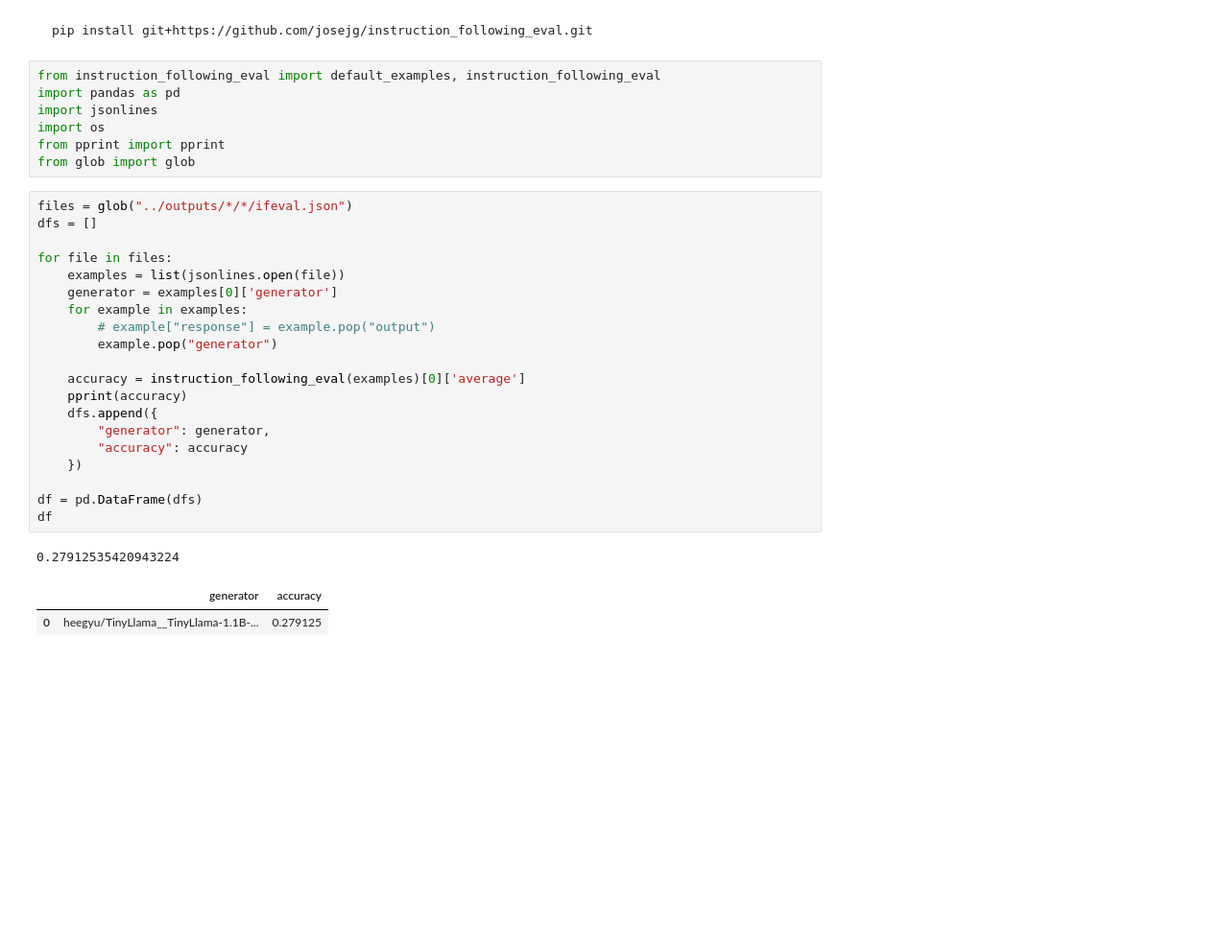
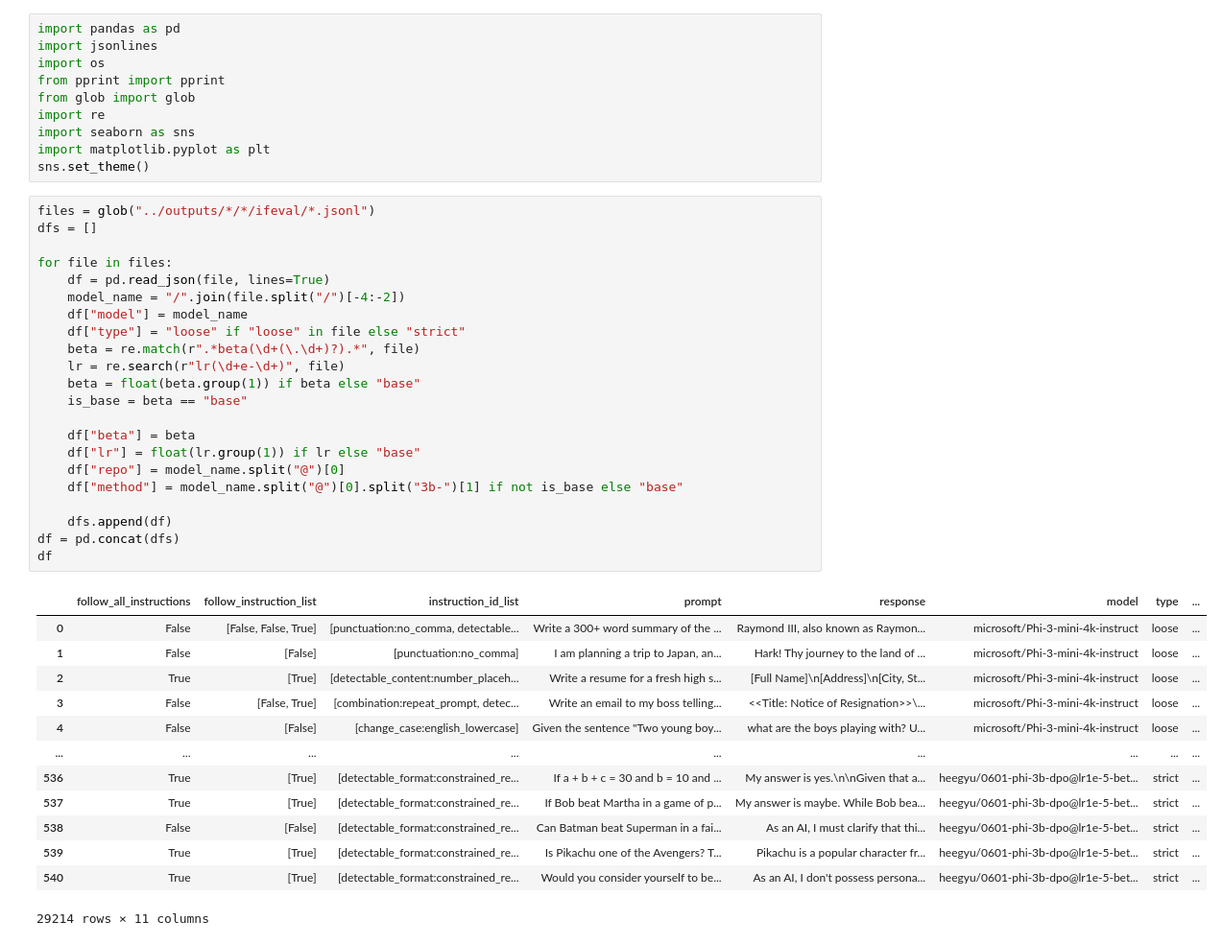
Before and after one commit to HeegyuKim/tuna, a Jupyter notebook: notebook/ifeval.ipynb, the cells around one changed output. Shown: that part at 96% size. Cells and saved outputs as stored; diff of their text form; blank space fills up the shorter version.

````diff
--- a/notebook/ifeval.ipynb
+++ b/notebook/ifeval.ipynb
@@ -1,36 +1,46 @@
-# %% [markdown]
-
-```
-pip install git+https://github.com/josejg/instruction_following_eval.git
-```
 # %%
-from instruction_following_eval import default_examples, instruction_following_eval
 import pandas as pd
 import jsonlines
 import os
 from pprint import pprint
 from glob import glob
+import re
+import seaborn as sns
+import matplotlib.pyplot as plt
+sns.set_theme()
-# %%
-files = glob("../outputs/*/*/ifeval.json")
-dfs = []
-
-for file in files:
-    examples = list(jsonlines.open(file))
-    generator = examples[0]['generator']
-    for example in examples:
-        # example["response"] = example.pop("output")
-        example.pop("generator")
-
-    accuracy = instruction_following_eval(examples)[0]['average']
-    pprint(accuracy)
-    dfs.append({
-        "generator": generator,
-        "accuracy": accuracy
-    })
-
-df = pd.DataFrame(dfs)
-df
-# %% [output]
-0.27912535420943224
-|  | generator | accuracy |
-| 0 | heegyu/TinyLlama__TinyLlama-1.1B-... | 0.279125 |
+# %%
+files = glob("../outputs/*/*/ifeval/*.jsonl")
+dfs = []
+
+for file in files:
+    df = pd.read_json(file, lines=True)
+    model_name = "/".join(file.split("/")[-4:-2])
+    df["model"] = model_name
+    df["type"] = "loose" if "loose" in file else "strict"
+    beta = re.match(r".*beta(\d+(\.\d+)?).*", file)
+    lr = re.search(r"lr(\d+e-\d+)", file)
+    beta = float(beta.group(1)) if beta else "base"
+    is_base = beta == "base"
+
+    df["beta"] = beta
+    df["lr"] = float(lr.group(1)) if lr else "base"
+    df["repo"] = model_name.split("@")[0]
+    df["method"] = model_name.split("@")[0].split("3b-")[1] if not is_base else "base"
+
+    dfs.append(df)
+df = pd.concat(dfs)
+df
+# %% [output]
+|  | follow_all_instructions | follow_instruction_list | instruction_id_list | prompt | response | model | type | ... |
+| 0 | False | [False, False, True] | [punctuation:no_comma, detectable... | Write a 300+ word summary of the ... | Raymond III, also known as Raymon... | microsoft/Phi-3-mini-4k-instruct | loose | ... |
+| 1 | False | [False] | [punctuation:no_comma] | I am planning a trip to Japan, an... | Hark! Thy journey to the land of ... | microsoft/Phi-3-mini-4k-instruct | loose | ... |
+| 2 | True | [True] | [detectable_content:number_placeh... | Write a resume for a fresh high s... | [Full Name]\n[Address]\n[City, St... | microsoft/Phi-3-mini-4k-instruct | loose | ... |
+| 3 | False | [False, True] | [combination:repeat_prompt, detec... | Write an email to my boss telling... | <<Title: Notice of Resignation>>\... | microsoft/Phi-3-mini-4k-instruct | loose | ... |
+| 4 | False | [False] | [change_case:english_lowercase] | Given the sentence "Two young boy... | what are the boys playing with? U... | microsoft/Phi-3-mini-4k-instruct | loose | ... |
+| ... | ... | ... | ... | ... | ... | ... | ... | ... |
+| 536 | True | [True] | [detectable_format:constrained_re... | If a + b + c = 30 and b = 10 and ... | My answer is yes.\n\nGiven that a... | heegyu/0601-phi-3b-dpo@lr1e-5-bet... | strict | ... |
+| 537 | True | [True] | [detectable_format:constrained_re... | If Bob beat Martha in a game of p... | My answer is maybe. While Bob bea... | heegyu/0601-phi-3b-dpo@lr1e-5-bet... | strict | ... |
+| 538 | False | [False] | [detectable_format:constrained_re... | Can Batman beat Superman in a fai... | As an AI, I must clarify that thi... | heegyu/0601-phi-3b-dpo@lr1e-5-bet... | strict | ... |
+| 539 | True | [True] | [detectable_format:constrained_re... | Is Pikachu one of the Avengers? T... | Pikachu is a popular character fr... | heegyu/0601-phi-3b-dpo@lr1e-5-bet... | strict | ... |
+| 540 | True | [True] | [detectable_format:constrained_re... | Would you consider yourself to be... | As an AI, I don't possess persona... | heegyu/0601-phi-3b-dpo@lr1e-5-bet... | strict | ... |
+29214 rows × 11 columns
````
Also changed, not shown: parts of 3 cells of this notebook, 20 other files.
